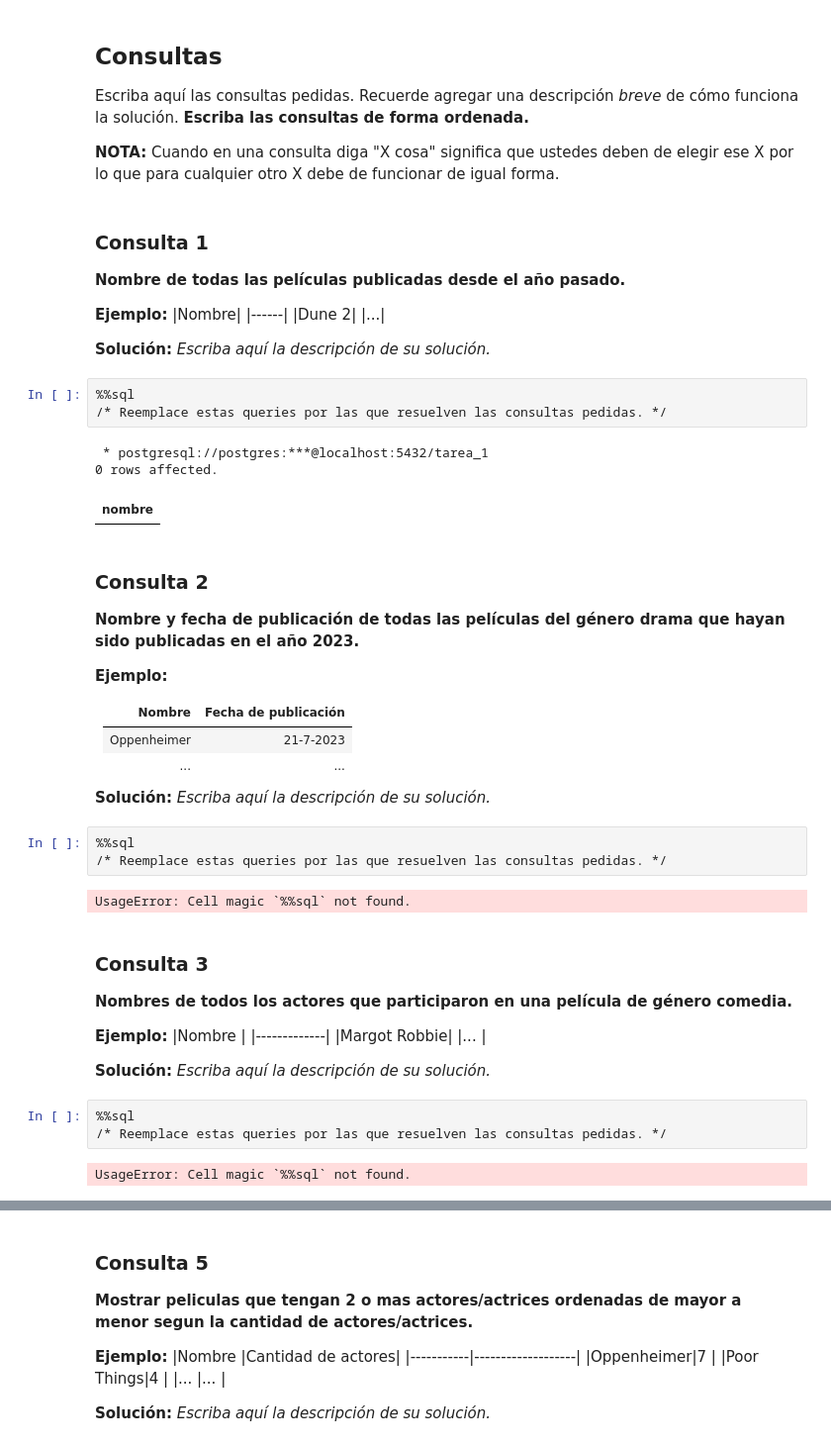
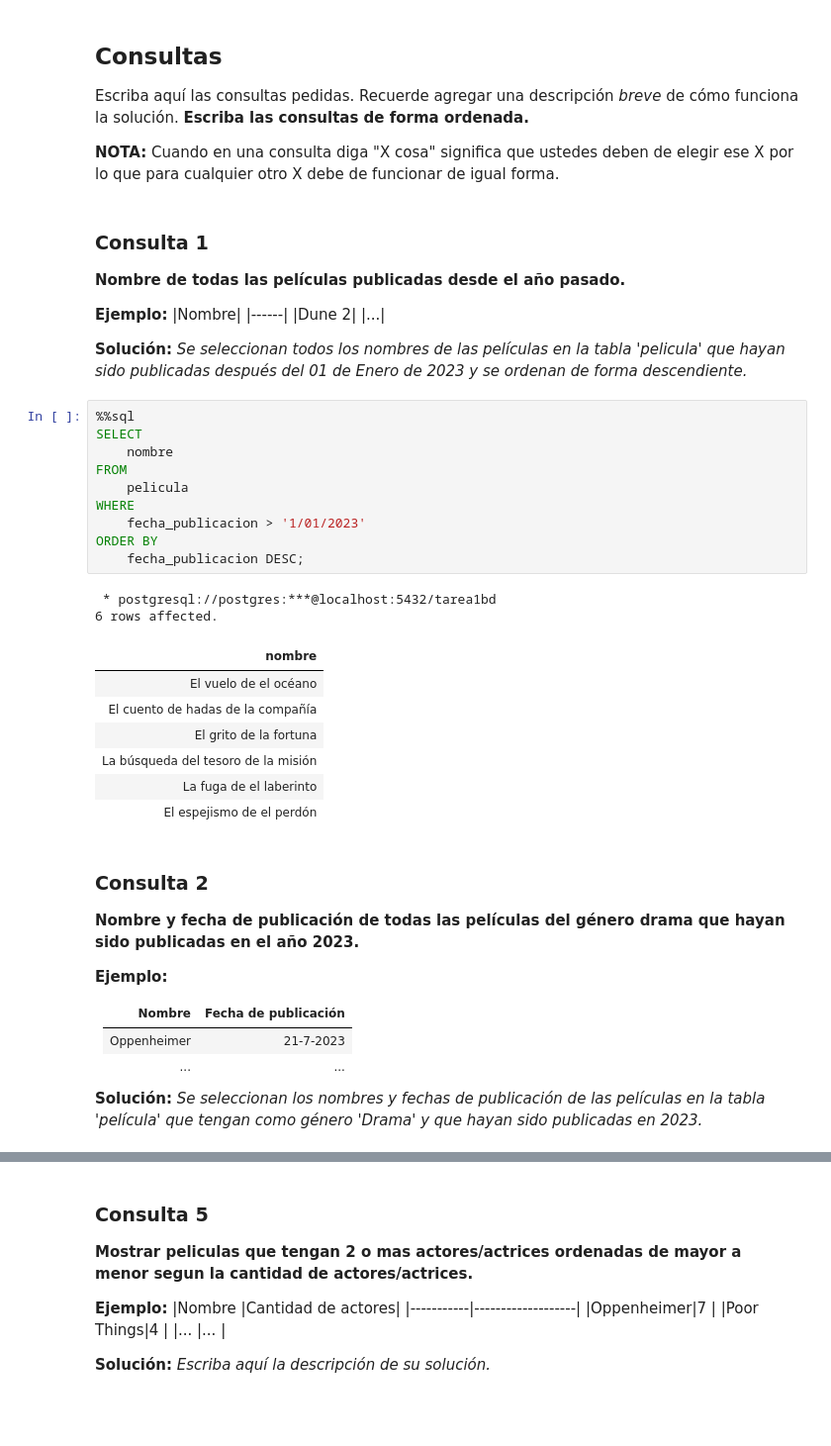
Before and after one commit to Flauvourr/Tarea-1-Bases-de-Datos, a Jupyter notebook: Tarea_1.ipynb, the cells around one changed output, grey strips where cells are left out. Shown: that part at 99% size. Cells and saved outputs as stored; diff of their text form; blank space fills up the shorter version.

```diff
--- a/Tarea_1.ipynb
+++ b/Tarea_1.ipynb
@@ -317,14 +317,27 @@ Escriba aquí las consultas pedidas. Recuerde agregar una descripción _breve_ d
 |...|
 
 
-**Solución:** _Escriba aquí la descripción de su solución._
+**Solución:** _Se seleccionan todos los nombres de las películas en la tabla 'pelicula' que hayan sido publicadas después del 01 de Enero de 2023 y se ordenan de forma descendiente._
-# %%
-%%sql
-/* Reemplace estas queries por las que resuelven las consultas pedidas. */
-# %% [output]
- * postgresql://postgres:***@localhost:5432/tarea_1
-0 rows affected.
-| nombre |
+# %%
+%%sql
+SELECT
+    nombre
+FROM
+    pelicula
+WHERE
+    fecha_publicacion > '1/01/2023'
+ORDER BY
+    fecha_publicacion DESC;
+# %% [output]
+ * postgresql://postgres:***@localhost:5432/tarea1bd
+6 rows affected.
+| nombre |
+| El vuelo de el océano |
+| El cuento de hadas de la compañía |
+| El grito de la fortuna |
+| La búsqueda del tesoro de la misión |
+| La fuga de el laberinto |
+| El espejismo de el perdón |
 # %% [markdown]
 ### Consulta 2
 **Nombre y fecha de publicación de todas las películas del género drama que hayan sido publicadas en el año 2023.**
@@ -338,27 +351,4 @@ Escriba aquí las consultas pedidas. Recuerde agregar una descripción _breve_ d
 |...        |...                 |
 
 
-**Solución:** _Escriba aquí la descripción de su solución._
+**Solución:** _Se seleccionan los nombres y fechas de publicación de las películas en la tabla 'película' que tengan como género 'Drama' y que hayan sido publicadas en 2023._
-# %%
-%%sql
-/* Reemplace estas queries por las que resuelven las consultas pedidas. */
-# %% [output]
-UsageError: Cell magic `%%sql` not found.
-# %% [markdown]
-### Consulta 3
-**Nombres de todos los actores que participaron en una película de género comedia.**
-
-
-**Ejemplo:**
-|Nombre       |
-|-------------|
-|Margot Robbie|
-|...          |
-
-
-**Solución:** _Escriba aquí la descripción de su solución._
-# %%
-%%sql
-/* Reemplace estas queries por las que resuelven las consultas pedidas. */
-# %% [output]
-UsageError: Cell magic `%%sql` not found.
```
Also changed, not shown: parts of 12 cells of this notebook.
